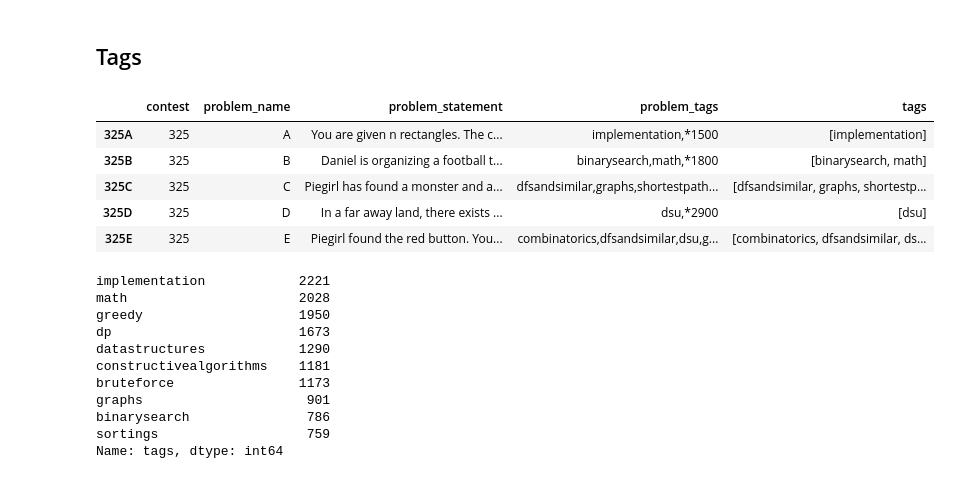
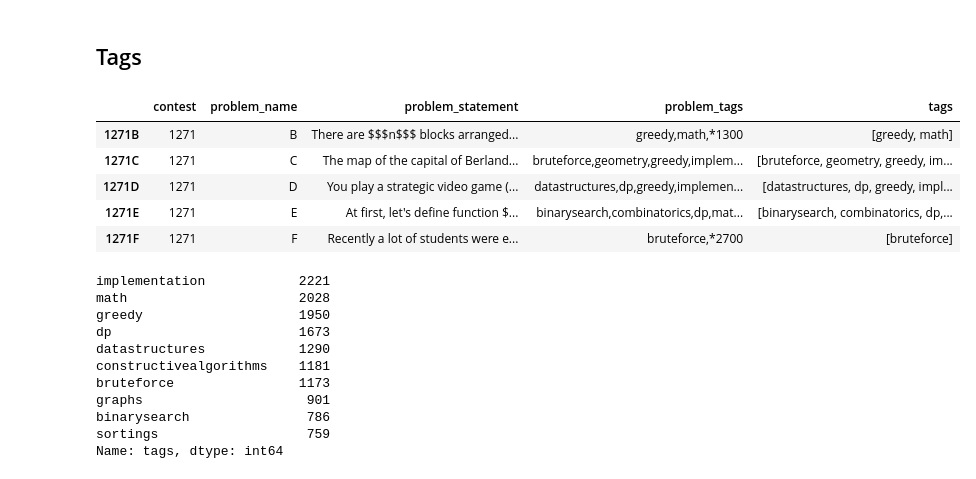
Before and after one commit to jhojin7/codeforces-predict, a Jupyter notebook: eda.ipynb, the cells around one changed output. Drawn from its saved outputs; the diff is of its cells as text; code cells hidden in the pictures.

```diff
--- a/eda.ipynb
+++ b/eda.ipynb
@@ -39,22 +39,23 @@ None
 # %%
 def clean_tags_column(tags):
     _tags = str(tags).split(',')
     ret = []
     for tag in _tags:
         # remove rating tag
         if '*' not in tag:
             ret.append(tag)
     return ret
 
 df["tags"]=df["problem_tags"].apply(clean_tags_column)
-df.head()
+df = df[df.tags.str.len()>=1]
+df.tail()
 # %% [output]
 |  | contest | problem_name | problem_statement | problem_tags | tags |
-| 325A | 325 | A | You are given n rectangles. The c... | implementation,*1500 | [implementation] |
-| 325B | 325 | B | Daniel is organizing a football t... | binarysearch,math,*1800 | [binarysearch, math] |
-| 325C | 325 | C | Piegirl has found a monster and a... | dfsandsimilar,graphs,shortestpath... | [dfsandsimilar, graphs, shortestp... |
-| 325D | 325 | D | In a far away land, there exists ... | dsu,*2900 | [dsu] |
-| 325E | 325 | E | Piegirl found the red button. You... | combinatorics,dfsandsimilar,dsu,g... | [combinatorics, dfsandsimilar, ds... |
+| 1271B | 1271 | B | There are $$$n$$$ blocks arranged... | greedy,math,*1300 | [greedy, math] |
+| 1271C | 1271 | C | The map of the capital of Berland... | bruteforce,geometry,greedy,implem... | [bruteforce, geometry, greedy, im... |
+| 1271D | 1271 | D | You play a strategic video game (... | datastructures,dp,greedy,implemen... | [datastructures, dp, greedy, impl... |
+| 1271E | 1271 | E | At first, let's define function $... | binarysearch,combinatorics,dp,mat... | [binarysearch, combinatorics, dp,... |
+| 1271F | 1271 | F | Recently a lot of students were e... | bruteforce,*2700 | [bruteforce] |
 # %%
 # tag stats
 # https://stackoverflow.com/a/71887174/3413574
```
Also changed, not shown: parts of 13 cells of this notebook, 3 other files.
